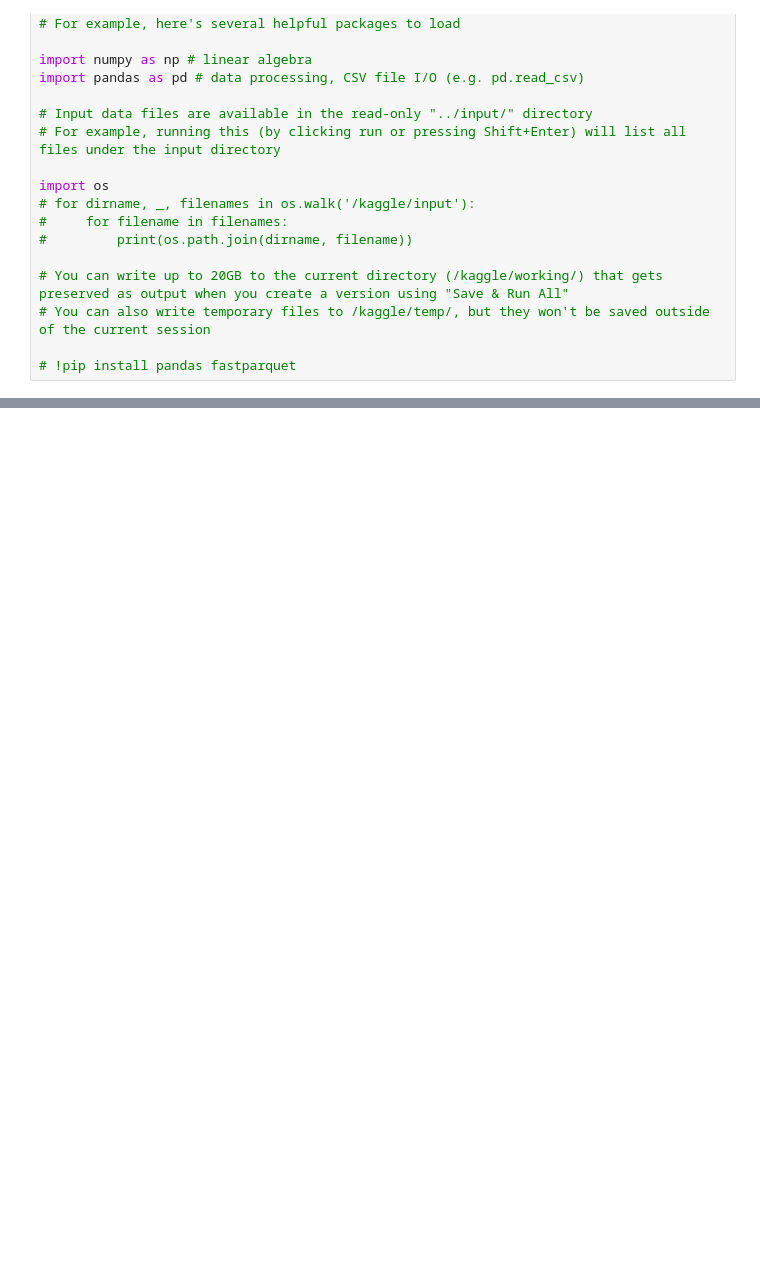
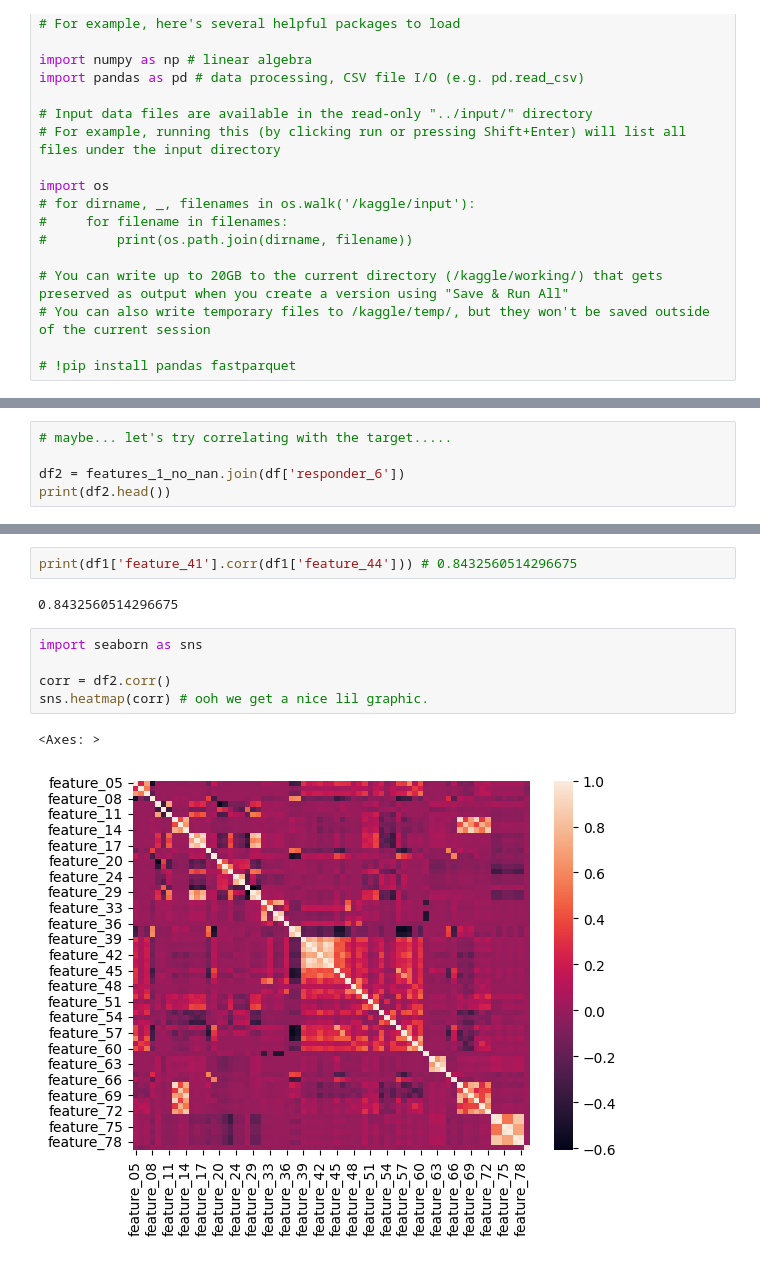
Before and after one commit to angeladai1/ai-exploration, a Jupyter notebook: analzying-jane-st-data.ipynb, the cells around one changed output, grey strips where cells are left out. Cells and saved outputs as stored; diff of their text form; blank space fills up the shorter version.

```diff
--- a/analzying-jane-st-data.ipynb
+++ b/analzying-jane-st-data.ipynb
@@ -133,0 +164,5 @@ dtype: int64
+# %%
+# maybe... let's try correlating with the target.....
+
+df2 = features_1_no_nan.join(df['responder_6'])
+print(df2.head())
@@ -133,0 +272,12 @@ dtype: int64
+# %%
+print(df1['feature_41'].corr(df1['feature_44'])) # 0.8432560514296675
+# %% [output]
+0.8432560514296675
+# %%
+import seaborn as sns
+
+corr = df2.corr()
+sns.heatmap(corr) # ooh we get a nice lil graphic.
+# %% [output]
+<Axes: >
+[figure, added]
```
Also changed, not shown: parts of 21 cells of this notebook.
